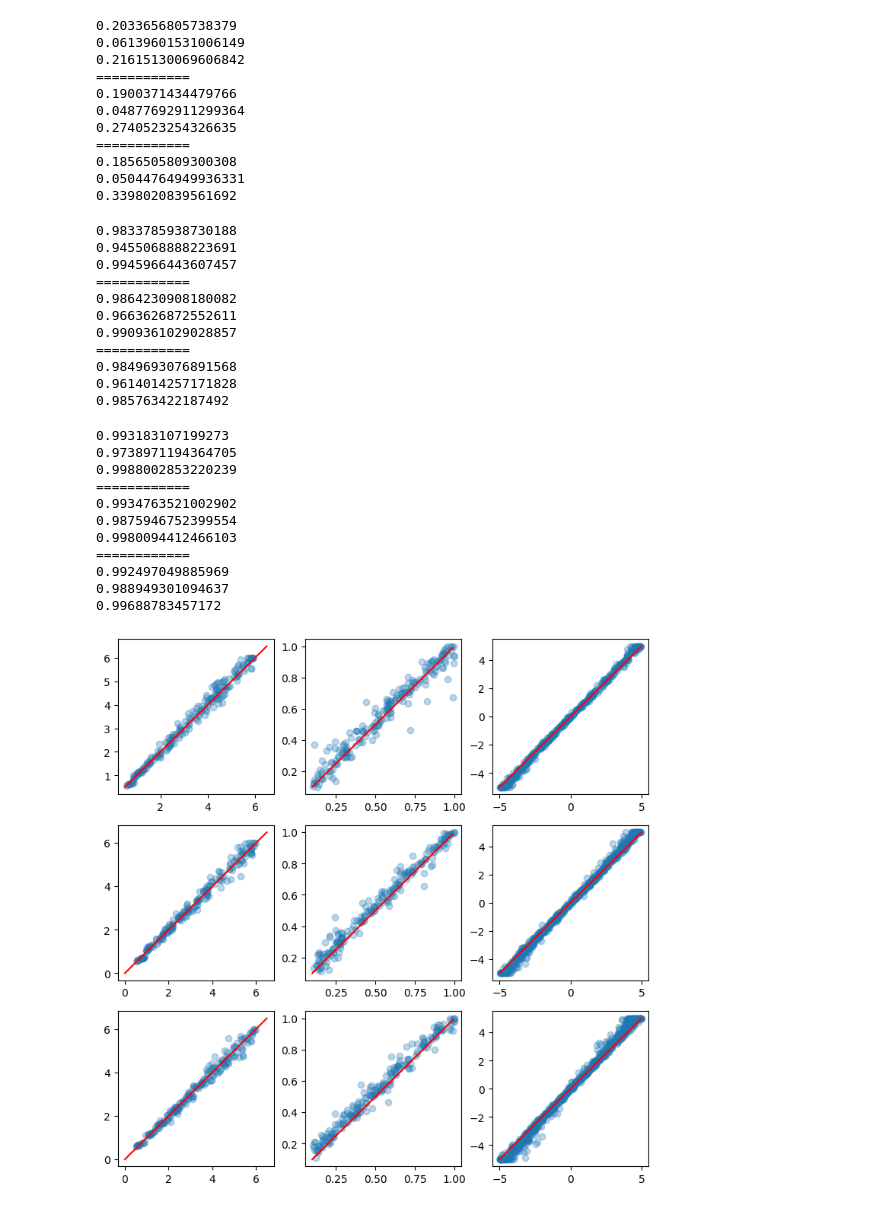
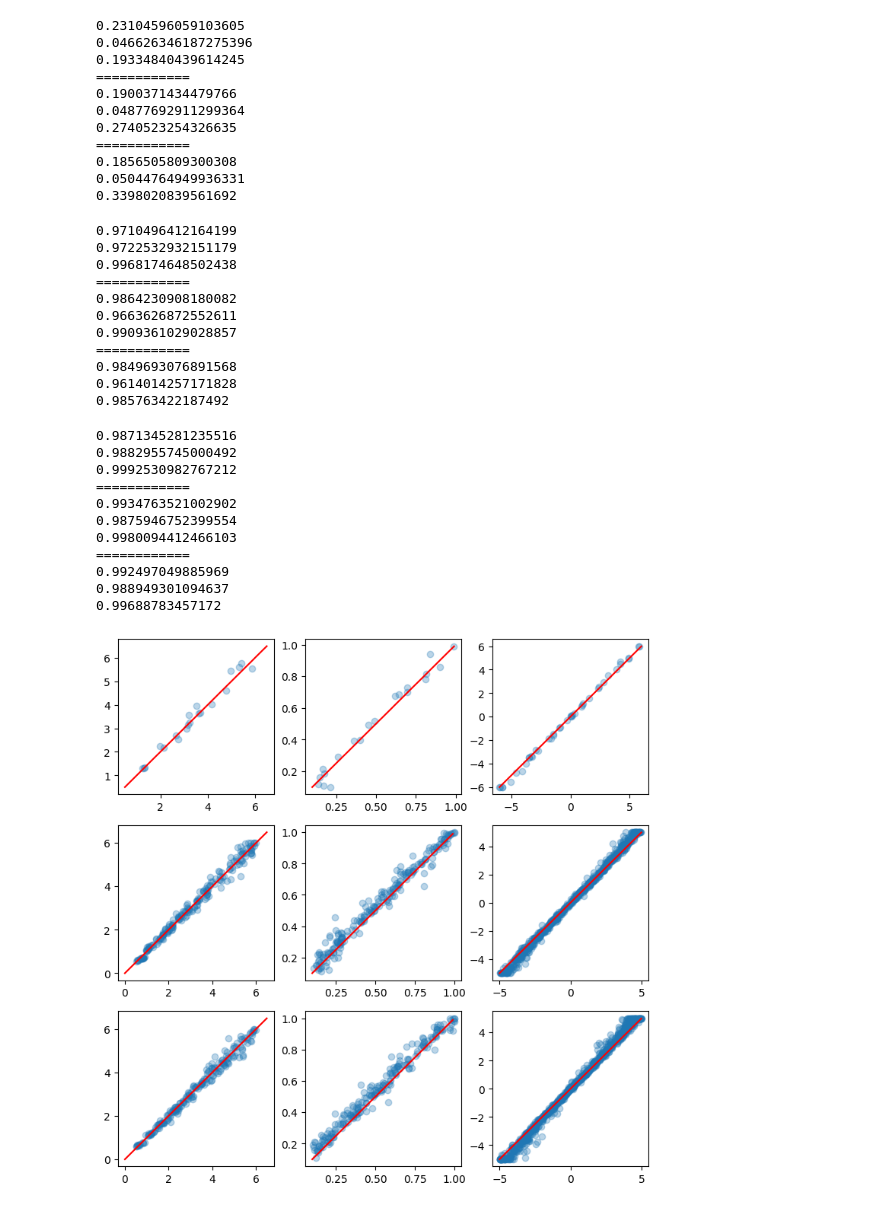
Before and after one commit to AmirHoseinHadian/IE4HSDM, a Jupyter notebook: _Figures/IE_parameter_recovery.ipynb, the cells around one changed output. Drawn from its saved outputs; the diff is of its cells as text; code cells hidden in the pictures.

```diff
--- a/_Figures/IE_parameter_recovery.ipynb
+++ b/_Figures/IE_parameter_recovery.ipynb
@@ -15,9 +15,9 @@ def remove_extreme_values(df):
     return df
 # %%
 # recovery_2d = remove_extreme_values(pd.read_csv('../_Parameter_recovery/_Hybrid/Hybrid_2d_recovery.csv', index_col=0))
-recovery_2d = remove_extreme_values(pd.read_csv('../_Parameter_recovery/_IE_DE/IE_2d_recovery_05.csv', index_col=0))
-recovery_3d = remove_extreme_values(pd.read_csv('../_Parameter_recovery/_IE_DE/IE_3d_recovery_05.csv', index_col=0))
-recovery_4d = remove_extreme_values(pd.read_csv('../_Parameter_recovery/_IE_DE/IE_4d_recovery_05.csv', index_col=0))
+recovery_2d = remove_extreme_values(pd.read_csv('../_Parameter_recovery/_IE6/IE_2d_recovery_05.csv', index_col=0))
+recovery_3d = remove_extreme_values(pd.read_csv('../_Parameter_recovery/_IE/IE_3d_recovery_05.csv', index_col=0))
+recovery_4d = remove_extreme_values(pd.read_csv('../_Parameter_recovery/_IE/IE_4d_recovery_05.csv', index_col=0))
 
 mu_2d_true = np.append([recovery_2d['mu1_true'],
                         recovery_2d['mu2_true']], 0)
@@ -56,9 +56,9 @@ print(rmse(y_true=recovery_4d['threshold_true'], y_pred=recovery_4d['threshold_e
 print(rmse(y_true=recovery_4d['ndt_true'], y_pred=recovery_4d['ndt_estimate']))
 print(rmse(y_true=mu_4d_true, y_pred=mu_4d_estimate))
 # %% [output]
-0.2033656805738379
-0.06139601531006149
-0.21615130069606842
+0.23104596059103605
+0.046626346187275396
+0.19334840439614245
 ============
 0.1900371434479766
 0.04877692911299364
@@ -84,9 +84,9 @@ print(r2_score(y_true=recovery_4d['threshold_true'], y_pred=recovery_4d['thresho
 print(r2_score(y_true=recovery_4d['ndt_true'], y_pred=recovery_4d['ndt_estimate']))
 print(r2_score(y_true=mu_4d_true, y_pred=mu_4d_estimate))
 # %% [output]
-0.9833785938730188
-0.9455068888223691
-0.9945966443607457
+0.9710496412164199
+0.9722532932151179
+0.9968174648502438
 ============
 0.9864230908180082
 0.9663626872552611
@@ -112,9 +112,9 @@ print(pearsonr(recovery_4d['threshold_true'], recovery_4d['threshold_estimate'])
 print(pearsonr(recovery_4d['ndt_true'], recovery_4d['ndt_estimate'])[0])
 print(pearsonr(mu_4d_true, mu_4d_estimate)[0])
 # %% [output]
-0.993183107199273
-0.9738971194364705
-0.9988002853220239
+0.9871345281235516
+0.9882955745000492
+0.9992530982767212
 ============
 0.9934763521002902
 0.9875946752399554
@@ -129,32 +129,32 @@ fig, axs = plt.subplots(nrows=3, ncols=3, figsize=(9, 9))
 axs[0, 0].plot(np.arange(0.5, 6.5, 0.01), np.arange(0.5, 6.5, 0.01), c='red')
 axs[0, 0].scatter(x=recovery_2d['threshold_true'], y=recovery_2d['threshold_estimate'], alpha=0.3);
 
 axs[0, 1].plot(np.arange(0.1, 1, 0.01), np.arange(0.1, 1, 0.01), c='red')
 axs[0, 1].scatter(x=recovery_2d['ndt_true'], y=recovery_2d['ndt_estimate'], alpha=0.3);
 
-axs[0, 2].plot(np.arange(-5, 5, 0.01), np.arange(-5, 5, 0.01), c='red')
+axs[0, 2].plot(np.arange(-6, 6, 0.01), np.arange(-6, 6, 0.01), c='red')
 axs[0, 2].scatter(x=mu_2d_true, y=mu_2d_estimate, alpha=0.3);
 
 ############
 
 axs[1, 0].plot(np.arange(0, 6.5, 0.01), np.arange(0, 6.5, 0.01), c='red')
 axs[1, 0].scatter(x=recovery_3d['threshold_true'], y=recovery_3d['threshold_estimate'], alpha=0.3);
 
 axs[1, 1].plot(np.arange(0.1, 1, 0.01), np.arange(0.1, 1, 0.01), c='red')
 axs[1, 1].scatter(x=recovery_3d['ndt_true'], y=recovery_3d['ndt_estimate'], alpha=0.3);
 
 axs[1, 2].plot(np.arange(-5, 5, 0.01), np.arange(-5, 5, 0.01), c='red')
 axs[1, 2].scatter(x=mu_3d_true, y=mu_3d_estimate, alpha=0.3);
 
 ############
 
 axs[2, 0].plot(np.arange(0, 6.5, 0.01), np.arange(0, 6.5, 0.01), c='red')
 axs[2, 0].scatter(x=recovery_4d['threshold_true'], y=recovery_4d['threshold_estimate'], alpha=0.3);
 
 axs[2, 1].plot(np.arange(0.1, 1, 0.01), np.arange(0.1, 1, 0.01), c='red')
 axs[2, 1].scatter(x=recovery_4d['ndt_true'], y=recovery_4d['ndt_estimate'], alpha=0.3);
 
 axs[2, 2].plot(np.arange(-5, 5, 0.01), np.arange(-5, 5, 0.01), c='red')
 axs[2, 2].scatter(x=mu_4d_true, y=mu_4d_estimate, alpha=0.3);
 # %% [output]
-[figure, old version]
+[figure, new version]
```
Also changed, not shown: 36 other files.
